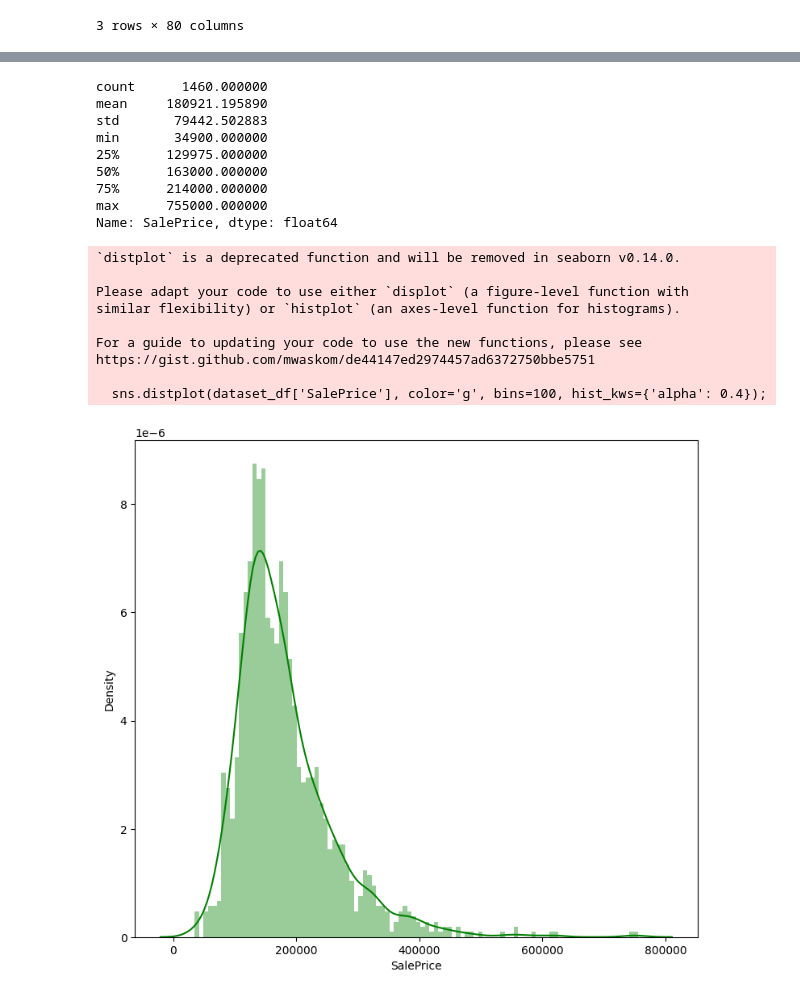
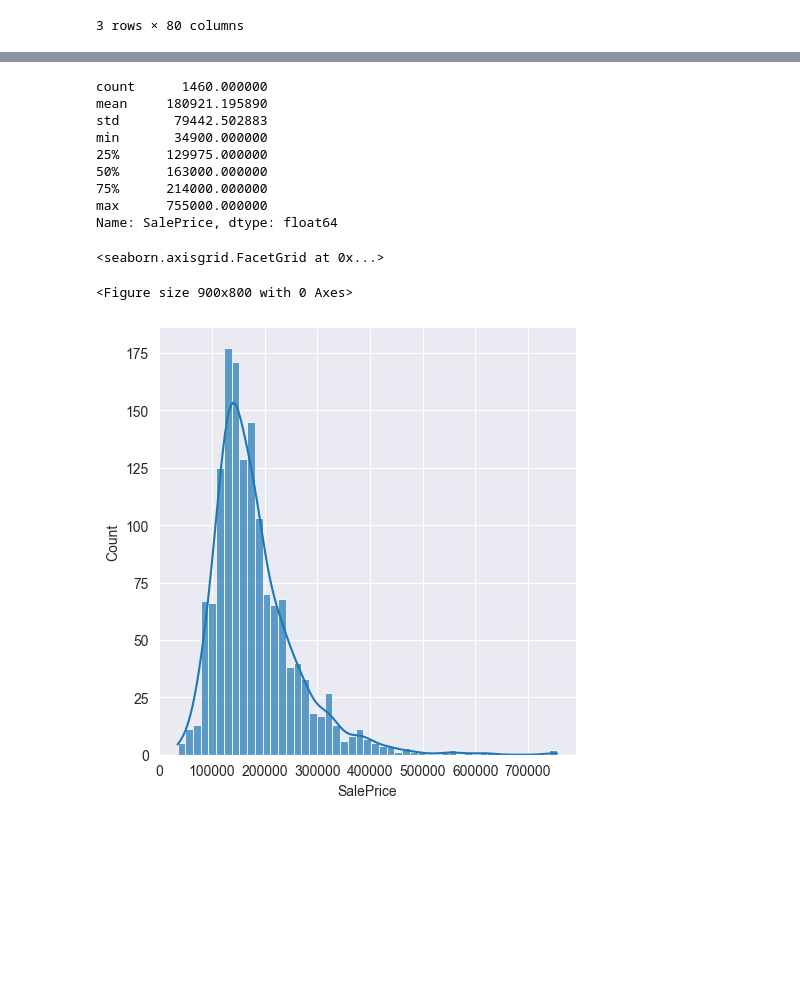
Before and after one commit to Tocktock/python-playground, a Jupyter notebook: kaggle/housePricePrediction/code.ipynb, the cells around one changed output, grey strips where cells are left out. Cells and saved outputs as stored; diff of their text form; code cells hidden in the pictures; blank space fills up the shorter version.

Commit message:
complete house predict house pricing

```diff
--- a/kaggle/housePricePrediction/code.ipynb
+++ b/kaggle/housePricePrediction/code.ipynb
@@ -29,3 +29,6 @@ import pandas as pd
 import seaborn as sns
 import matplotlib.pyplot as plt
 %matplotlib inline
+import os
+cwd = os.getcwd()
+print(cwd)
@@ -38,5 +43,5 @@ TensorFlow Decision Forests v1.5.0
 # %%
-train_file_path = "./housePricePrediction/dataset/train.csv"
+train_file_path = cwd + "/dataset/train.csv"
 dataset_df = pd.read_csv(train_file_path)
 print("Full train dataset shape is {}".format(dataset_df.shape))
 dataset_df.head(3)
@@ -92,26 +97,18 @@ memory usage: 912.6+ KB
 # %%
 print(dataset_df['SalePrice'].describe())
 plt.figure(figsize=(9, 8))
-sns.distplot(dataset_df['SalePrice'], color='g', bins=100, hist_kws={'alpha': 0.4});
-sns.
+sns.displot(dataset_df, x="SalePrice", alpha=.7, kde=True)
 # %% [output]
 count      1460.000000
 mean     180921.195890
 std       79442.502883
 min       34900.000000
 25%      129975.000000
 50%      163000.000000
 75%      214000.000000
 max      755000.000000
 Name: SalePrice, dtype: float64
-`distplot` is a deprecated function and will be removed in seaborn v0.14.0.
-
-Please adapt your code to use either `displot` (a figure-level function with
-similar flexibility) or `histplot` (an axes-level function for histograms).
-
-For a guide to updating your code to use the new functions, please see
-https://gist.github.com/mwaskom/de44147ed2974457ad6372750bbe5751
-
-  sns.distplot(dataset_df['SalePrice'], color='g', bins=100, hist_kws={'alpha': 0.4});
+<seaborn.axisgrid.FacetGrid at 0x...>
+<Figure size 900x800 with 0 Axes>
-[figure, old version]
+[figure, new version]
 # %%
```
Also changed, not shown: parts of 22 cells of this notebook, 1 other file.
